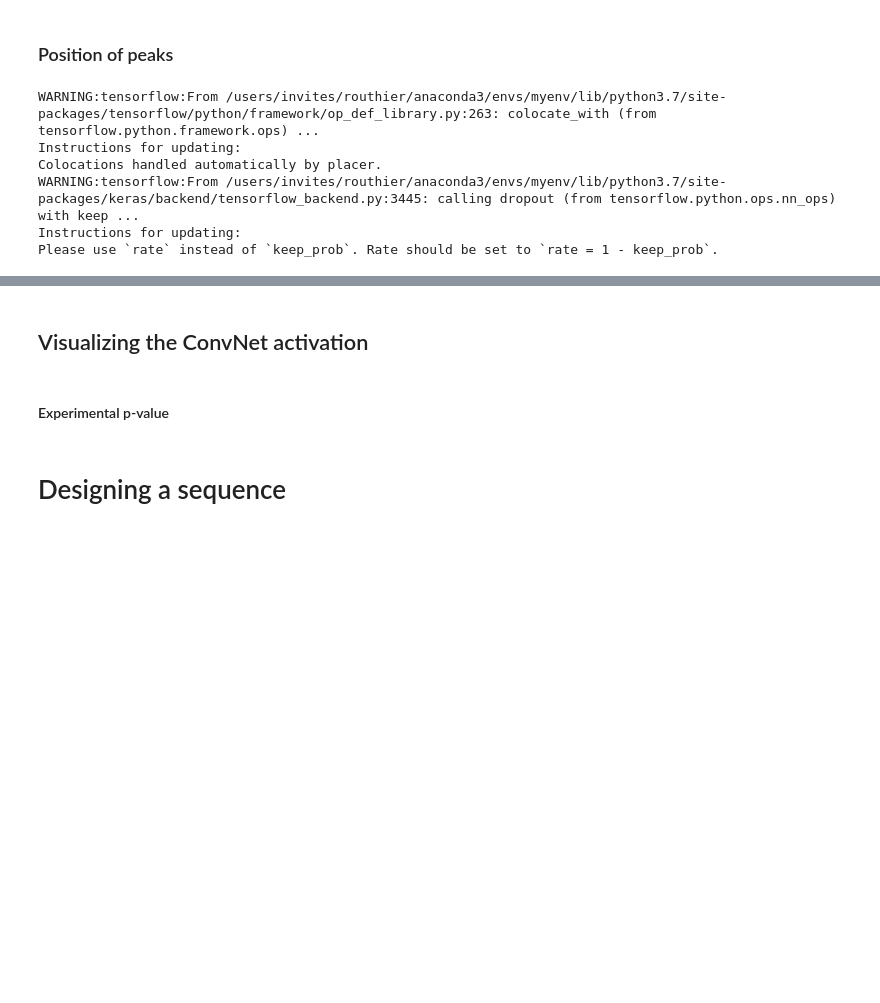
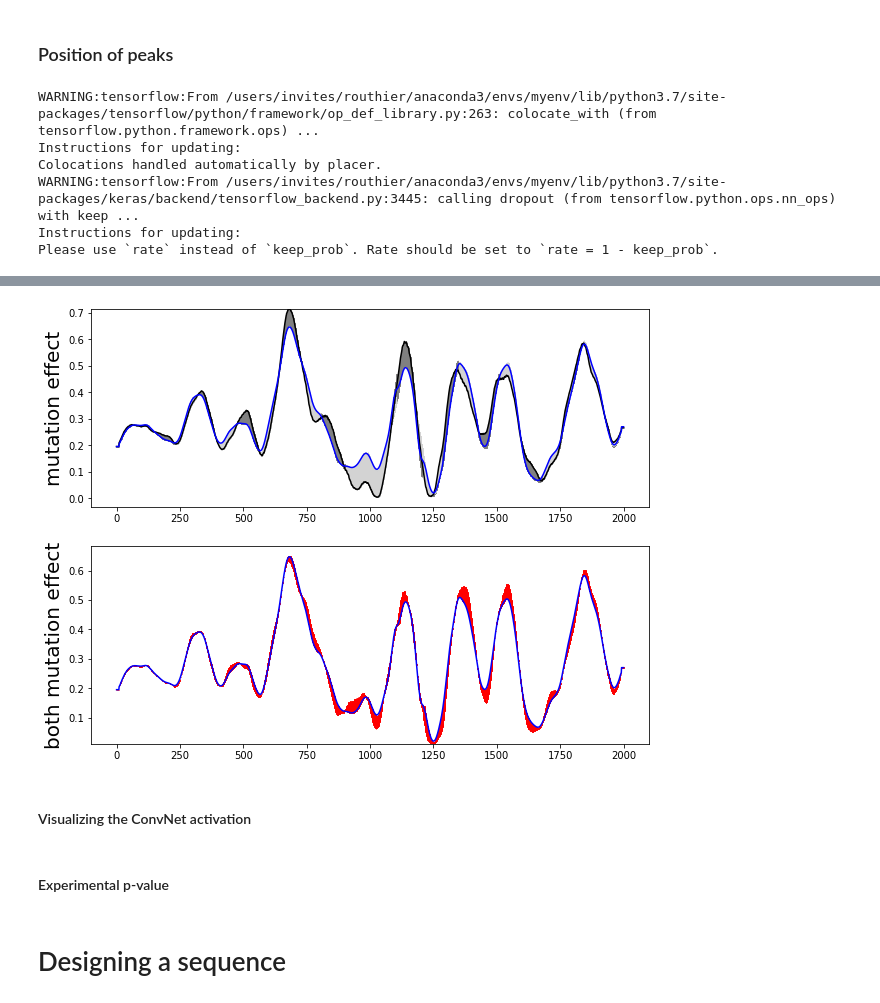
Before and after one commit to etirouthier/NucleosomeDensity, a Jupyter notebook: Programme/Studying_mutazome.ipynb, the cells around one changed output, grey strips where cells are left out. Saved outputs shown, nothing was run; the diff lists cells and outputs as text; code cells hidden in the pictures; blank space fills up the shorter version.

Commit message:
Simplifying prediction

```diff
--- a/Programme/Studying_mutazome.ipynb
+++ b/Programme/Studying_mutazome.ipynb
@@ -1588,0 +1596,2 @@ KeyboardInterrupt:
+# %%
+y_true, mutation_one_pred, mutation_two_pred, mutation_both_pred = predict_double_mut_density('chr6', 487)
@@ -1588,0 +1650,66 @@ KeyboardInterrupt:
+# %%
+fig = plt.figure(figsize=(10, 8))
+start = 0
+stop = 2001
+
+ax = fig.add_subplot(2, 1, 1)
+ax.plot(np.arange(start, stop),
+        rolling_mean(y_true),
+        color='k',
+        label='original')
+
+k = 31
+y_true = rolling_mean(y_true)
+y_mut1 = rolling_mean(np.mean(mutation_one_pred, axis=1))
+y_mut2 = rolling_mean(np.mean(mutation_two_pred[:, k], axis=1))
+y_both = rolling_mean(np.mean(mutation_both_pred[:, k], axis=1))
+y_max = rolling_mean(compare_array(y_mut1, y_mut2, y_true))
+
+ax.plot(np.arange(start, stop),
+        rolling_mean(y_max),
+        color='b',
+        label='max_effect')
+
+_true12, _true21, _1true2, _2true1, _12true, _21true = compare_three_array(y_true, y_mut1, y_mut2)
+
+orders = [[0, 1, 2], [0, 2, 1], [1, 0, 2], [2, 0, 1], [1, 2, 0], [2, 1, 0]]
+positions = [_true12, _true21, _1true2, _2true1, _12true, _21true]
+
+for position, order in zip(positions, orders):
+    if len(position) > 0:
+        plot_in_order(position, order, y_true, y_mut1, y_mut2)
+
+ax.set_facecolor('w')
+ax.set_ylabel('mutation effect', fontsize=20)
+
+ax1 = fig.add_subplot(2, 1, 2)
+
+ax1.set_facecolor('w')
+ax1.set_ylabel('both mutation effect', fontsize=20)
+#ax1.plot(np.arange(start, stop),
+#         rolling_mean(y_true),
+#         color='k',
+#         label='original')
+ax1.plot(np.arange(start, stop),
+         rolling_mean(y_max),
+         color='b',
+         label='original')
+
+position = np.where(y_max > y_both)[0]
+
+if len(position) > 0:
+    ax1.bar(x=position,
+            height=y_max[position] - y_both[position],
+            bottom=y_both[position],
+            width=1,
+            edgecolor='r')
+
+position = np.where(y_max <= y_both)[0]
+if len(position) > 0:
+    ax1.bar(x=position,
+            height=y_both[position] - y_max[position],
+            bottom=y_max[position],
+            width=1,
+            edgecolor='r')
+# %% [output]
+[figure, added]
@@ -1589,5 +1718,5 @@ KeyboardInterrupt:
 # %% [markdown]
-## Visualizing the ConvNet activation
+#### Visualizing the ConvNet activation
 # %%
 from keras.models import load_model
 from keras import models
```
Also changed, not shown: parts of 8 cells of this notebook, 1 other file.
